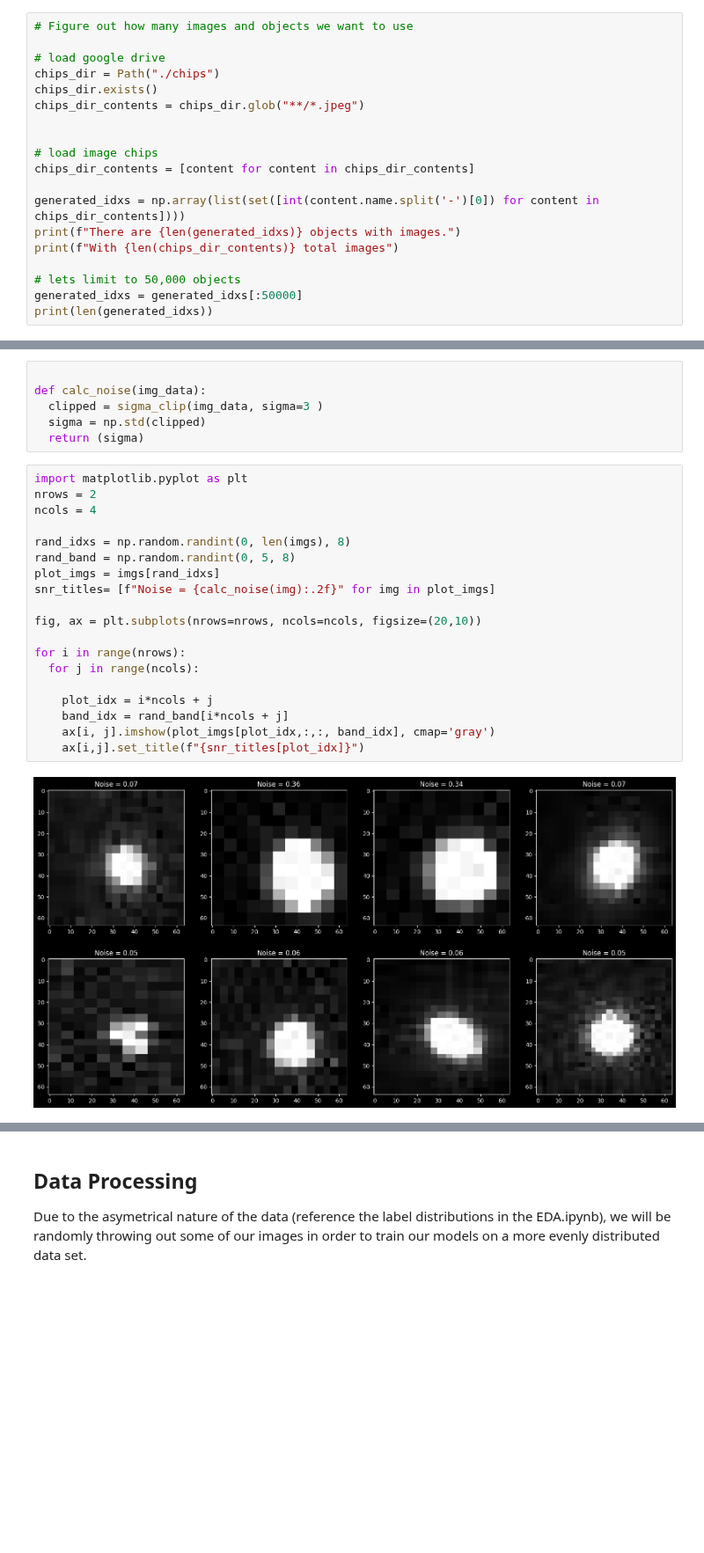
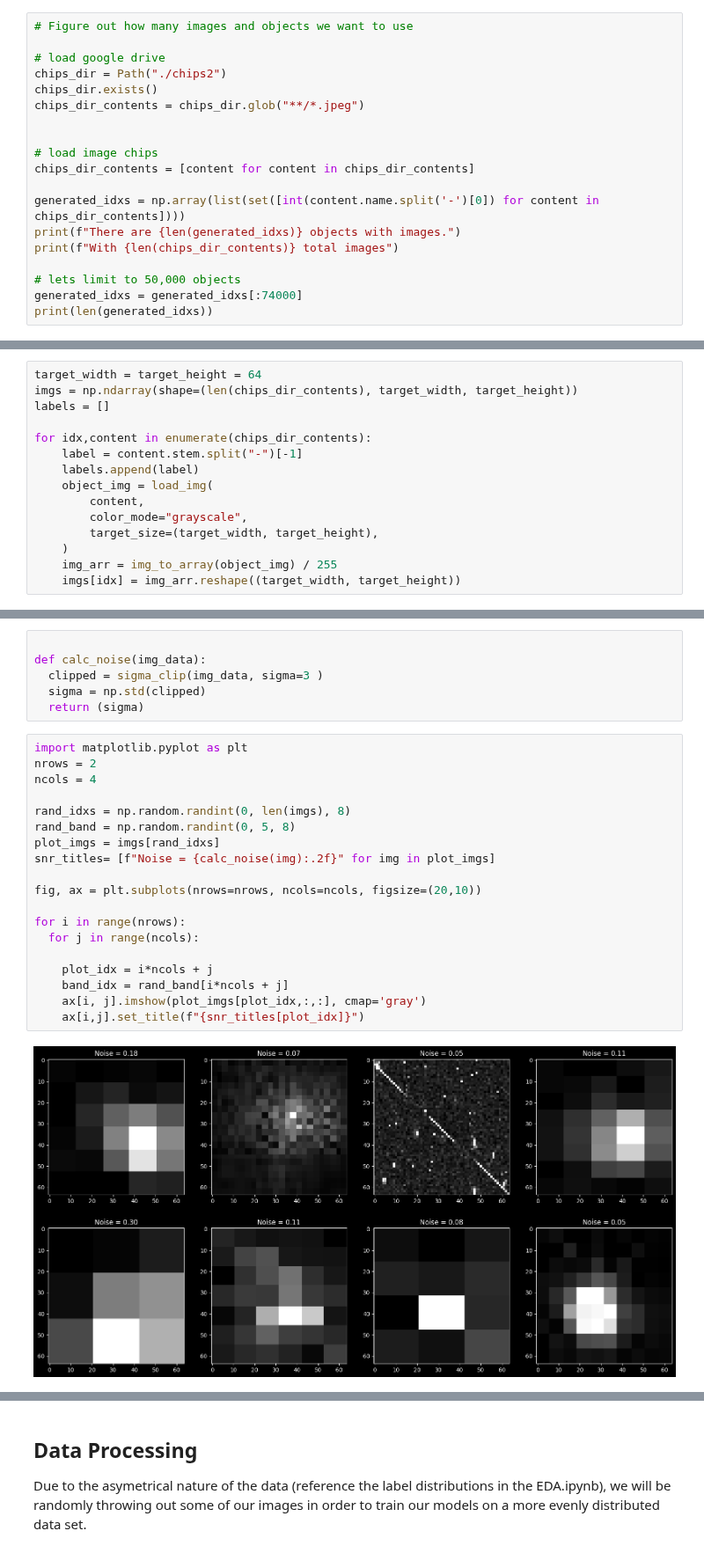
Before and after one commit to dmcdonald94/Stellar-Classification, a Jupyter notebook: SDSS Image Classification - Preprocessing.ipynb, the cells around one changed output, grey strips where cells are left out. Shown at 88% size. Cells and saved outputs as stored; diff of their text form; blank space fills up the shorter version.

Commit message:
added image pulling scripts and image preprocessing nb

```diff
--- a/SDSS Image Classification - Preprocessing.ipynb
+++ b/SDSS Image Classification - Preprocessing.ipynb
@@ -35,7 +35,7 @@ data_dir = Path("./data/64x64_ugriz")
 # Figure out how many images and objects we want to use
 
 # load google drive
-chips_dir = Path("./chips")
+chips_dir = Path("./chips2")
 chips_dir.exists()
 chips_dir_contents = chips_dir.glob("**/*.jpeg")
 
@@ -48,6 +48,6 @@ print(f"There are {len(generated_idxs)} objects with images.")
 print(f"With {len(chips_dir_contents)} total images")
 
 # lets limit to 50,000 objects
-generated_idxs = generated_idxs[:50000]
+generated_idxs = generated_idxs[:74000]
 print(len(generated_idxs))
 # %% [output]
@@ -57,2 +57,17 @@ With 267155 total images
+# %%
+target_width = target_height = 64
+imgs = np.ndarray(shape=(len(chips_dir_contents), target_width, target_height))
+labels = []
+
+for idx,content in enumerate(chips_dir_contents):
+    label = content.stem.split("-")[-1]
+    labels.append(label)
+    object_img = load_img(
+        content,
+        color_mode="grayscale",
+        target_size=(target_width, target_height),
+    )
+    img_arr = img_to_array(object_img) / 255
+    imgs[idx] = img_arr.reshape((target_width, target_height))
 # %%
 
@@ -96,22 +118,22 @@ def calc_noise(img_data):
 # %%
 import matplotlib.pyplot as plt
 nrows = 2
 ncols = 4
 
 rand_idxs = np.random.randint(0, len(imgs), 8)
 rand_band = np.random.randint(0, 5, 8)
 plot_imgs = imgs[rand_idxs]
 snr_titles= [f"Noise = {calc_noise(img):.2f}" for img in plot_imgs]
 
 fig, ax = plt.subplots(nrows=nrows, ncols=ncols, figsize=(20,10))
 
 for i in range(nrows):
   for j in range(ncols):
 
     plot_idx = i*ncols + j
     band_idx = rand_band[i*ncols + j]
-    ax[i, j].imshow(plot_imgs[plot_idx,:,:, band_idx], cmap='gray')
+    ax[i, j].imshow(plot_imgs[plot_idx,:,:], cmap='gray')
     ax[i,j].set_title(f"{snr_titles[plot_idx]}")
 # %% [output]
-[figure, old version]
+[figure, new version]
 # %%
```
Also changed, not shown: parts of 19 cells of this notebook, 2 other files.
